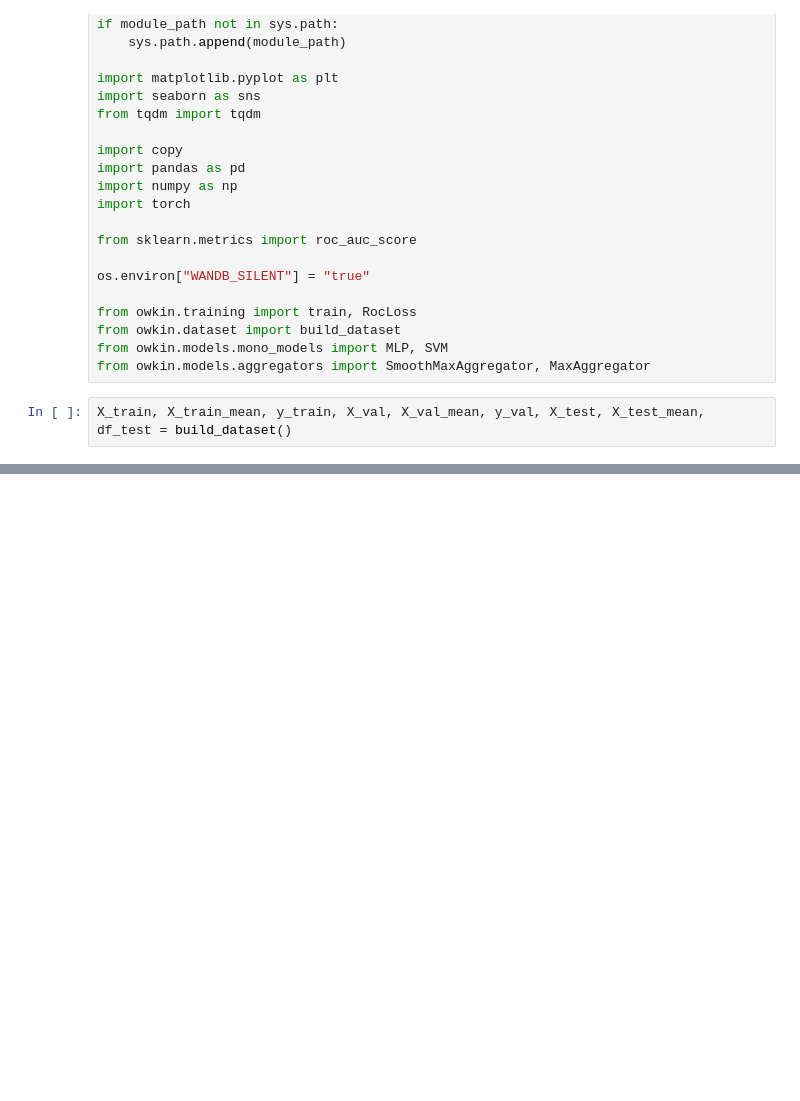
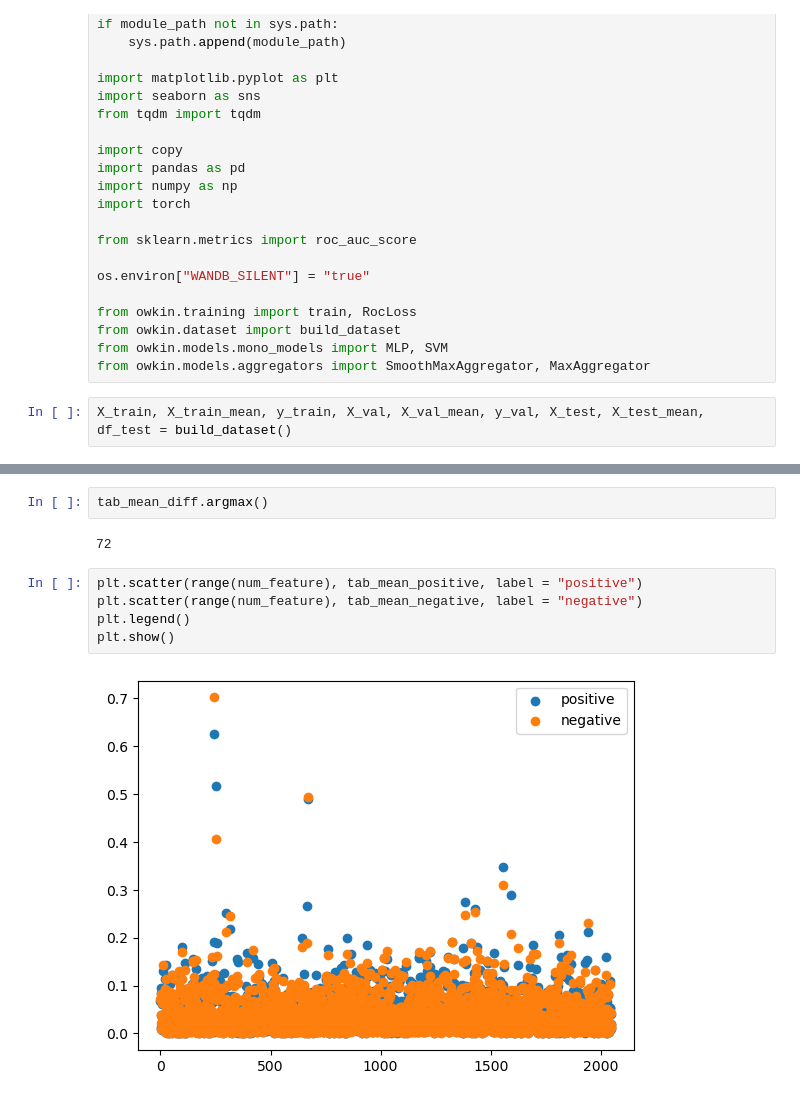
Before and after one commit to StanislasDOZIAS/OWKIN_challenge, a Jupyter notebook: notebooks/data_study.ipynb, the cells around one changed output, grey strips where cells are left out. Drawn from its saved outputs; the diff is of its cells as text; blank space fills up the shorter version.

```diff
--- a/notebooks/data_study.ipynb
+++ b/notebooks/data_study.ipynb
@@ -36,0 +94,11 @@ look at each features and see if we can see cool things (e.g. maybe need to reno
+# %%
+tab_mean_diff.argmax()
+# %% [output]
+72
+# %%
+plt.scatter(range(num_feature), tab_mean_positive, label = "positive")
+plt.scatter(range(num_feature), tab_mean_negative, label = "negative")
+plt.legend()
+plt.show()
+# %% [output]
+[figure, added]
```
Also changed, not shown: parts of 48 cells of this notebook, 2 other files.
